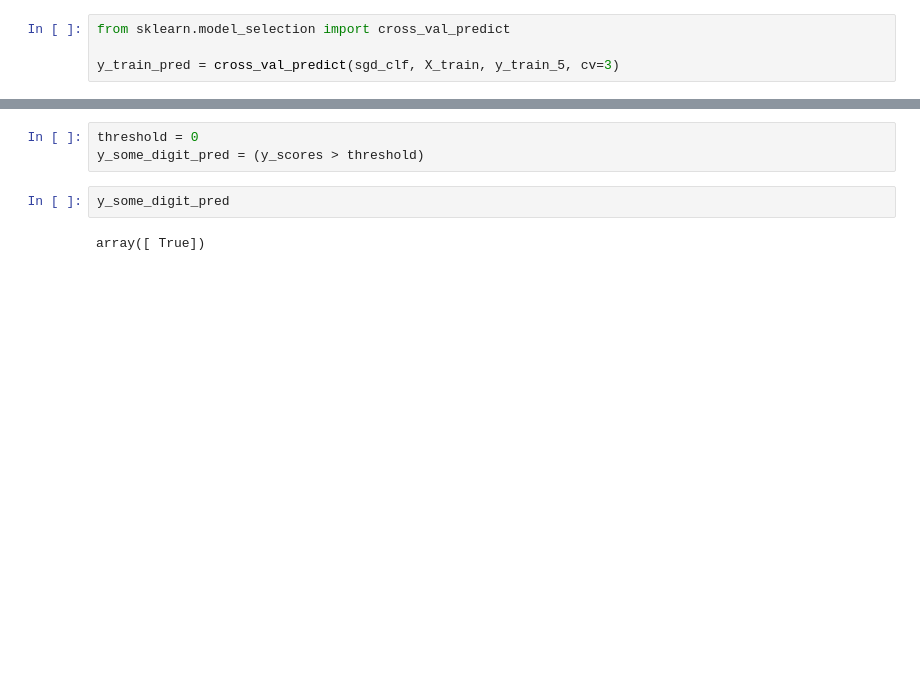
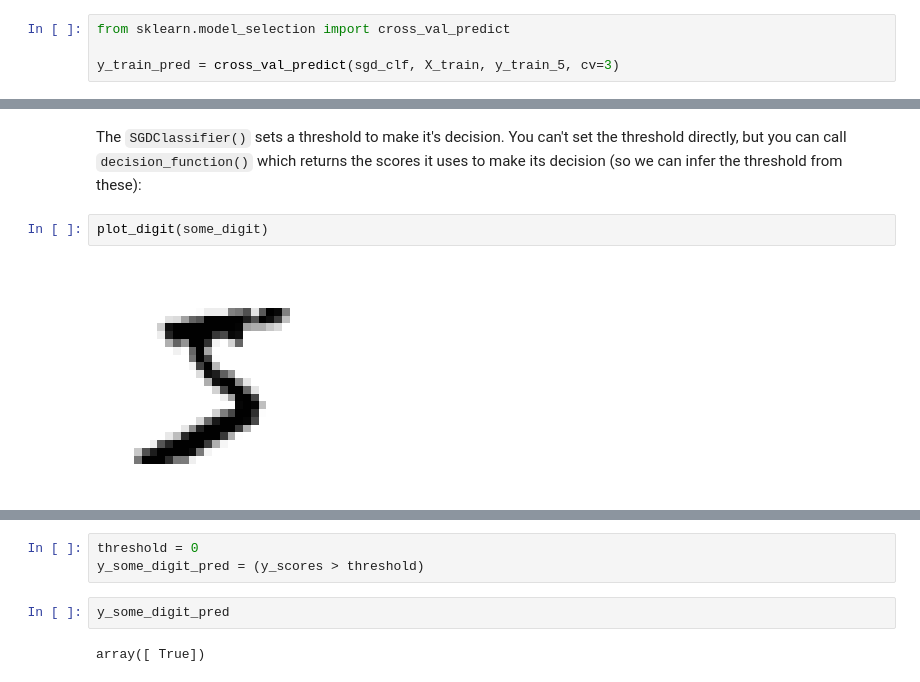
Before and after one commit to m1kejay/handson-workthrough, a Jupyter notebook: 03_classification.ipynb, the cells around one changed output, grey strips where cells are left out. Cells and saved outputs as stored; diff of their text form; blank space fills up the shorter version.

```diff
--- a/03_classification.ipynb
+++ b/03_classification.ipynb
@@ -321,3 +376,9 @@ f1_score(y_train_5, y_train_pred)
+# %% [markdown]
+The `SGDClassifier()` sets a threshold to make it's decision. You can't set the threshold directly, but you can call `decision_function()` which returns the scores it uses to make its decision (so we can infer the threshold from these):
+# %%
+plot_digit(some_digit)
+# %% [output]
+[figure, added]
 # %%
 y_scores = sgd_clf.decision_function([some_digit])
 y_scores
```
Also changed, not shown: parts of 34 cells of this notebook.
